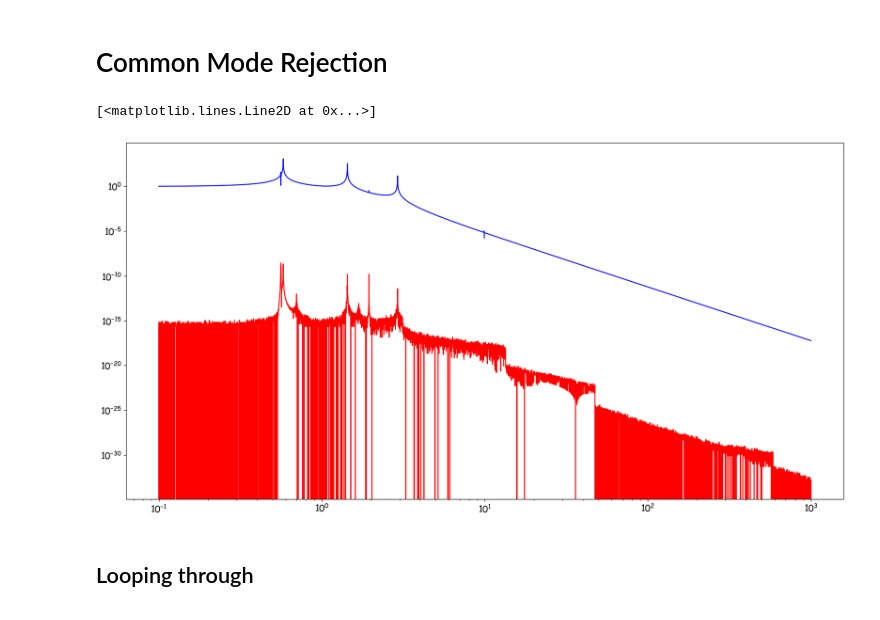
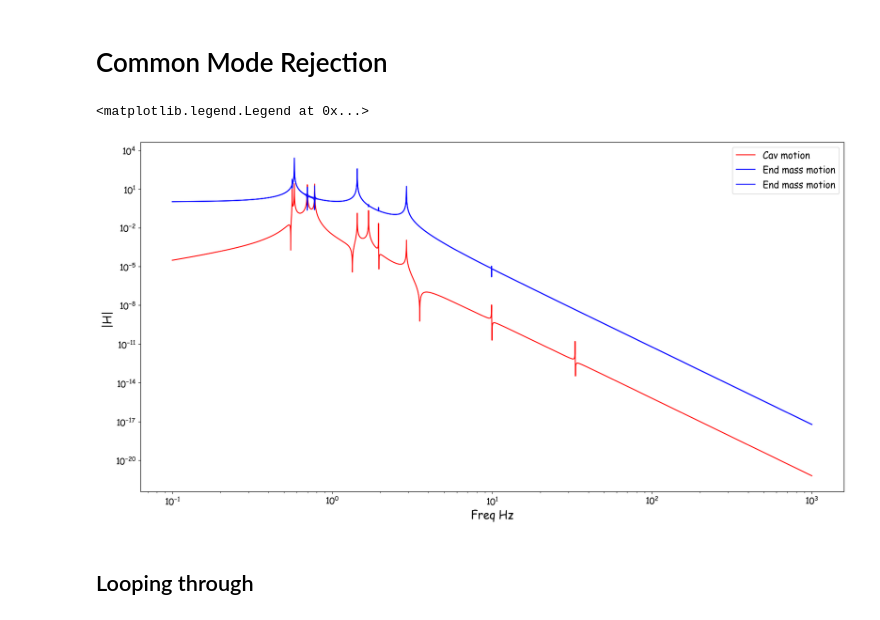
Before and after one commit to Cosmos1998/CommonPlatformTriple_4B4W_2x4B4W4W, a Jupyter notebook: CommonPlatformTriple_4B4W_2x4B4W4WNumPyWrapperTest.ipynb, the cells around one changed output. Cells and saved outputs as stored; diff of their text form; code cells hidden in the pictures.

```diff
--- a/CommonPlatformTriple_4B4W_2x4B4W4WNumPyWrapperTest.ipynb
+++ b/CommonPlatformTriple_4B4W_2x4B4W4WNumPyWrapperTest.ipynb
@@ -491,24 +530,31 @@ mode_forest(modes1, fig, ax)
 # %% [markdown]
 # Common Mode Rejection
 # %%
+Case1.loc[Case1['Parameters'] == 'd2I', 'Values'] = 0.001
+pend1, modes1 = changes(Case1)
 tf_plat_optI = tpmodel.trimio(pend1,["x00"],["x3I"])
-
 tf_plat_optE = tpmodel.trimio(pend1,["x00"],["x3E"])
 
 omega = np.logspace(np.log10(2 * pi * 0.1), np.log10(2 * pi * 1000), num=9000)
 
+
+mag_optI, _, omega = ct.frequency_response(tf_plat_optI,omega, Hz = False)
 
 mag_diff, _, omega = ct.frequency_response(tf_plat_optI-tf_plat_optE,omega, Hz = False)
 mag_optE, _, omega = ct.frequency_response(tf_plat_optE,omega, Hz = False)
 freq = np.array(omega)/(2*np.pi)
 fig,ax= plt.subplots(figsize = (20,10))
 # 0.1 in the denominator corresponds to
 # ax.loglog(freq,MirrorLong_CryoVert*1e-6*np.sqrt(2),"-b", label="Length Noise due to vertical Cryocooler noise")
 ax.loglog(freq,mag_diff,"-r", label="Cav motion")
 ax.loglog(freq,mag_optE,"-b", label="End mass motion")
+ax.loglog(freq,mag_optI,"-b", label="End mass motion")
+ax.set_xlabel("Freq Hz")
+ax.set_ylabel("|H|")
+ax.legend()
 # %% [output]
-[<matplotlib.lines.Line2D at 0x...>]
+<matplotlib.legend.Legend at 0x...>
-[figure, old version]
+[figure, new version]
 # %% [markdown]
 ## Looping through
 # %%
```
Also changed, not shown: parts of 18 cells of this notebook.
